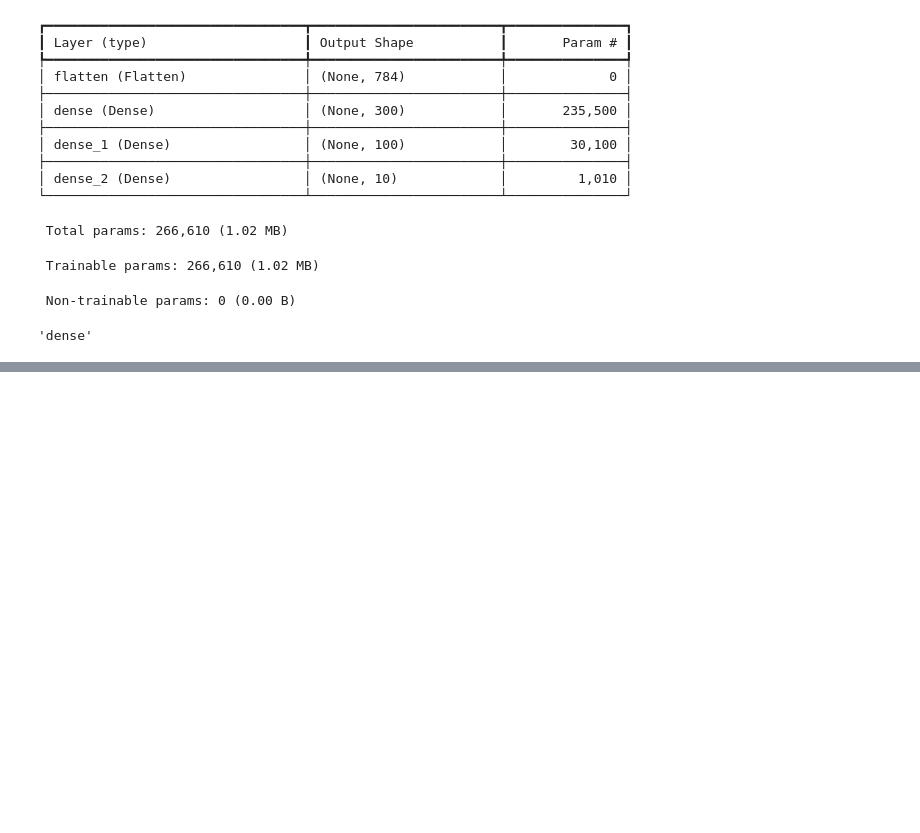
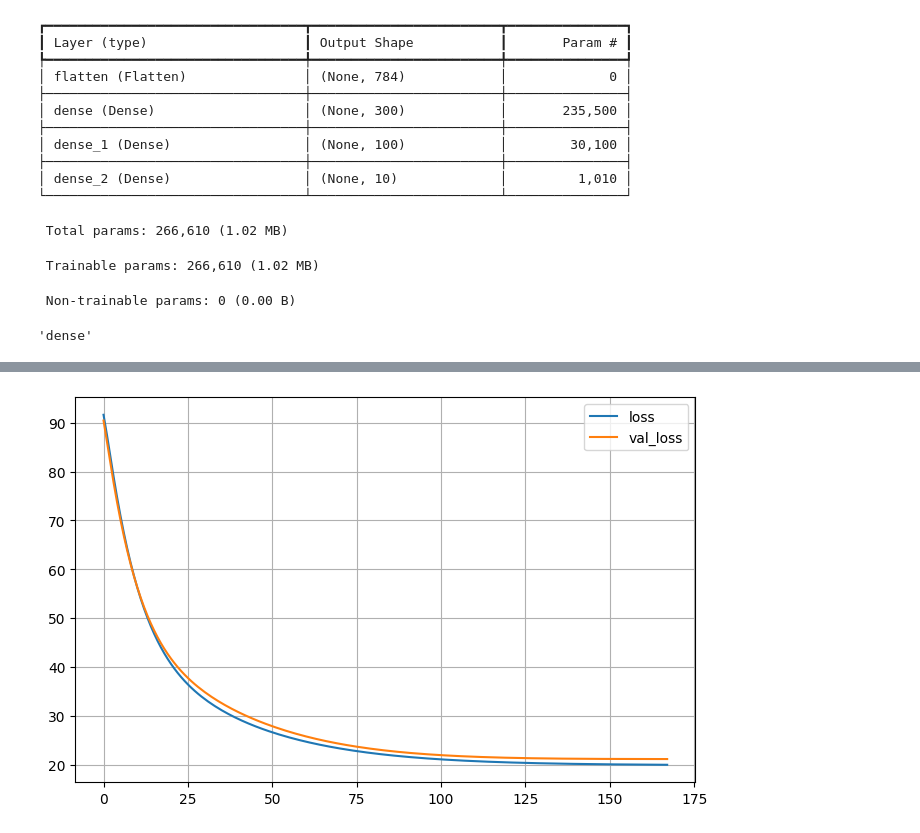
Before and after one commit to tchiu04/CFRM-421, a Jupyter notebook: mnistFashion.ipynb, the cells around one changed output, grey strips where cells are left out. Cells and saved outputs as stored; diff of their text form; code cells hidden in the pictures; blank space fills up the shorter version.

```diff
--- a/mnistFashion.ipynb
+++ b/mnistFashion.ipynb
@@ -122,0 +303,3 @@ plt.show()
+# %%
+X_train_full, y_train_full = X[:valid_idx], y[:valid_idx]
+X_test, y_test = X[valid_idx:], y[valid_idx:]
@@ -122,0 +310,4 @@ plt.show()
+# %%
+train_idx = 314
+X_train, y_train = X_train_full[:train_idx], y_train_full[:train_idx]
+X_valid, y_valid = X_train_full[train_idx:], y_train_full[train_idx:]
@@ -122,0 +319,17 @@ plt.show()
+# %%
+reset_session()
+
+model = tf.keras.models.Sequential([
+    tf.keras.layers.Flatten(input_shape=[24]),
+    tf.keras.layers.Dense(1)
+])
+
+model.compile(loss="mse", optimizer="nadam")
+# %%
+early_stopping_cb = tf.keras.callbacks.EarlyStopping(patience=10,
+                                                  min_delta=0.01,
+                                                  restore_best_weights=True)
+run = model.fit(X_train, y_train, epochs=400,
+                validation_data=(X_valid, y_valid),
+                callbacks=[early_stopping_cb], verbose=0)
+pd.DataFrame(run.history).iloc[-11:]
@@ -122,0 +349,6 @@ plt.show()
+# %%
+pd.DataFrame(run.history).plot(figsize=(8, 5))
+plt.grid(True)
+plt.show()
+# %% [output]
+[figure, added]
```
Also changed, not shown: parts of 36 cells of this notebook.
